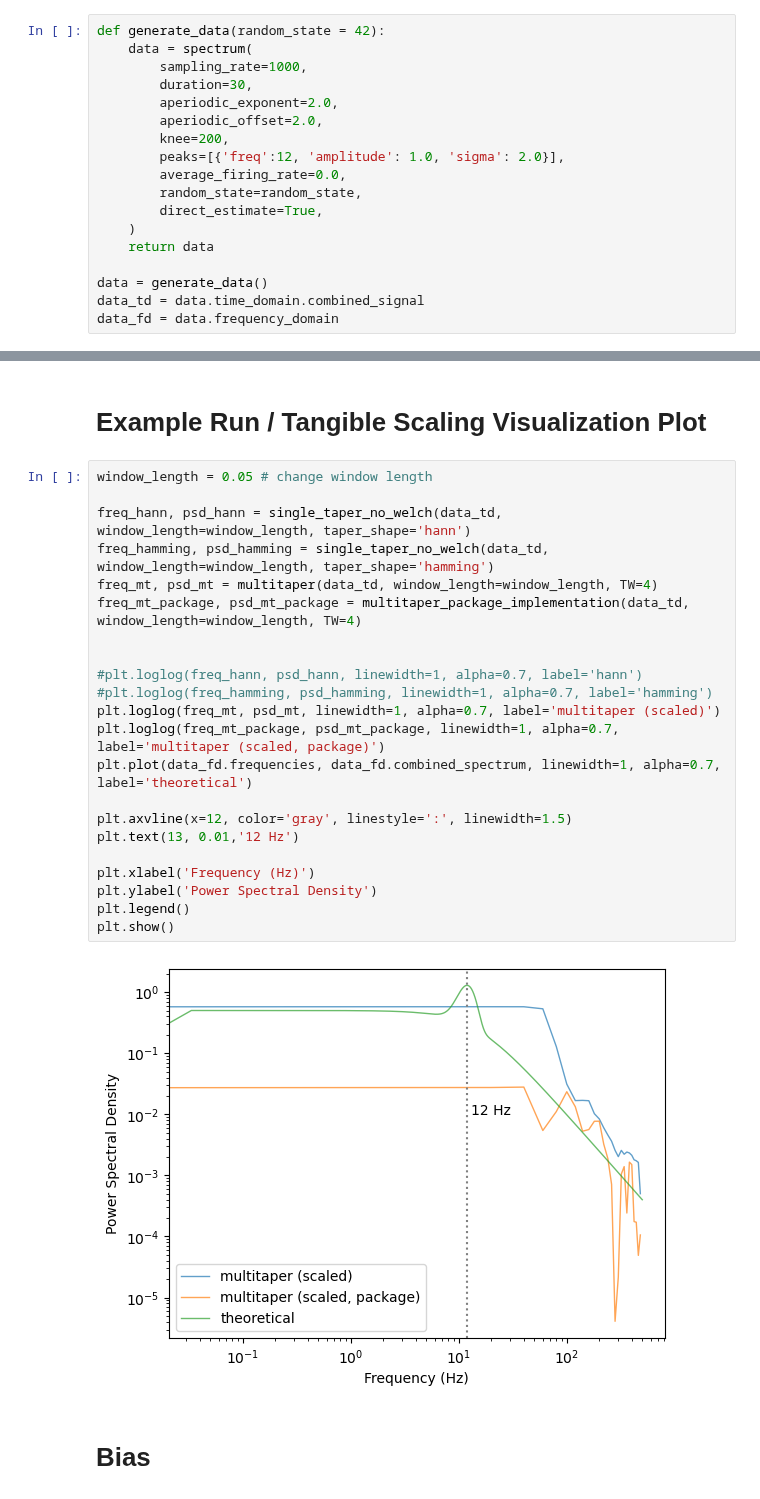
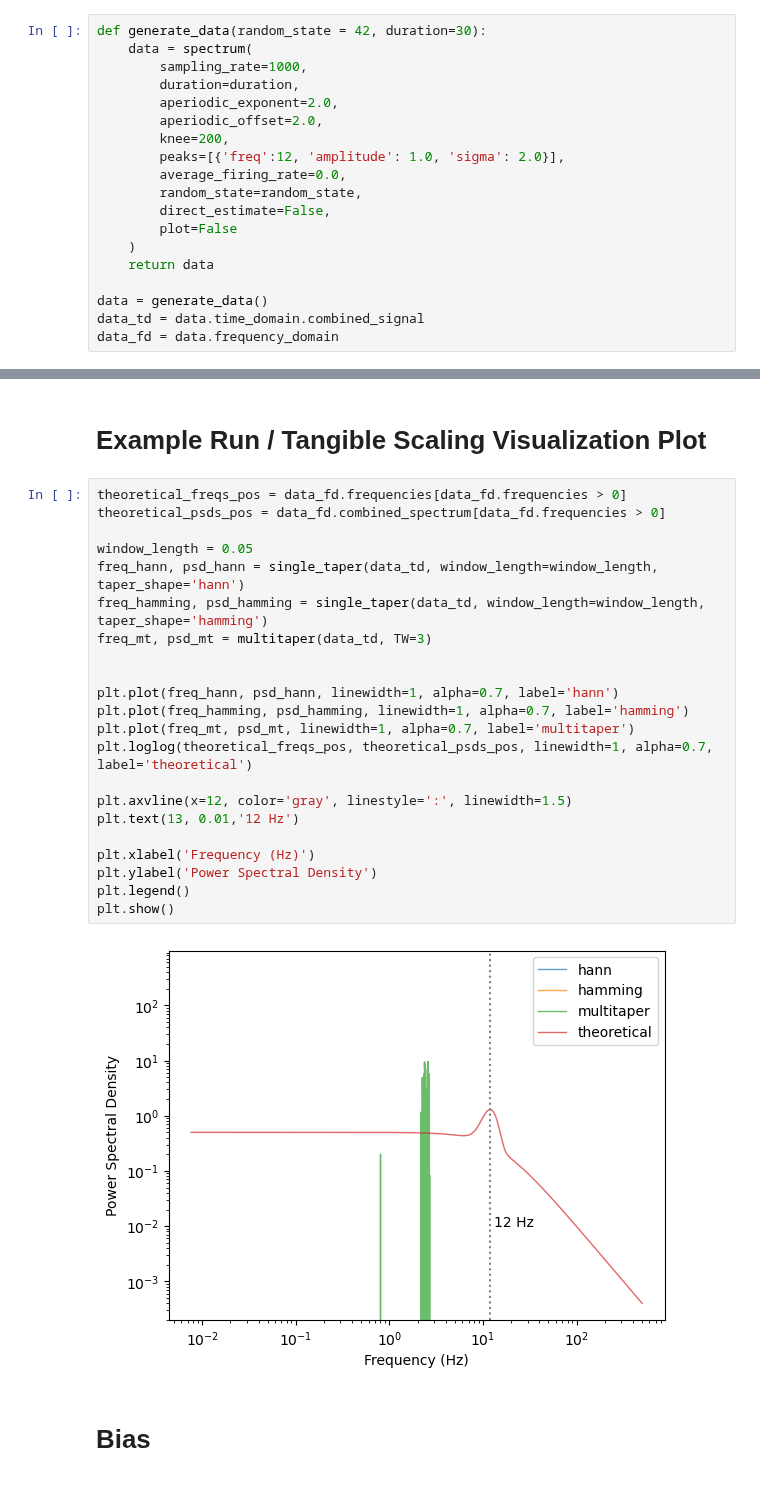
Before and after one commit to anika-kum/spectral-analysis-comparison, a Jupyter notebook: final_taper_comparison.ipynb, the cells around one changed output, grey strips where cells are left out. Drawn from its saved outputs; the diff is of its cells as text.

```diff
--- a/final_taper_comparison.ipynb
+++ b/final_taper_comparison.ipynb
@@ -15,17 +16,18 @@ import seaborn as sns
 # %% [markdown]
 # Generating Data
 # %%
-def generate_data(random_state = 42):
+def generate_data(random_state = 42, duration=30):
     data = spectrum(
         sampling_rate=1000,
-        duration=30,
+        duration=duration,
         aperiodic_exponent=2.0,
         aperiodic_offset=2.0,
         knee=200,
         peaks=[{'freq':12, 'amplitude': 1.0, 'sigma': 2.0}],
         average_firing_rate=0.0,
         random_state=random_state,
-        direct_estimate=True,
+        direct_estimate=False,
+        plot=False
     )
     return data
 
@@ -148,29 +54,29 @@ def multitaper_package_implementation(signal, window_length, TW = 1, K = None, f
 # %% [markdown]
 # Example Run / Tangible Scaling Visualization Plot
 # %%
-window_length = 0.05 # change window length
+theoretical_freqs_pos = data_fd.frequencies[data_fd.frequencies > 0]
+theoretical_psds_pos = data_fd.combined_spectrum[data_fd.frequencies > 0]
 
-freq_hann, psd_hann = single_taper_no_welch(data_td, window_length=window_length, taper_shape='hann')
-freq_hamming, psd_hamming = single_taper_no_welch(data_td, window_length=window_length, taper_shape='hamming')
-freq_mt, psd_mt = multitaper(data_td, window_length=window_length, TW=4)
-freq_mt_package, psd_mt_package = multitaper_package_implementation(data_td, window_length=window_length, TW=4)
+window_length = 0.05
+freq_hann, psd_hann = single_taper(data_td, window_length=window_length, taper_shape='hann')
+freq_hamming, psd_hamming = single_taper(data_td, window_length=window_length, taper_shape='hamming')
+freq_mt, psd_mt = multitaper(data_td, TW=3)
 
 
-#plt.loglog(freq_hann, psd_hann, linewidth=1, alpha=0.7, label='hann')
-#plt.loglog(freq_hamming, psd_hamming, linewidth=1, alpha=0.7, label='hamming')
-plt.loglog(freq_mt, psd_mt, linewidth=1, alpha=0.7, label='multitaper (scaled)')
-plt.loglog(freq_mt_package, psd_mt_package, linewidth=1, alpha=0.7, label='multitaper (scaled, package)')
-plt.plot(data_fd.frequencies, data_fd.combined_spectrum, linewidth=1, alpha=0.7, label='theoretical')
+plt.plot(freq_hann, psd_hann, linewidth=1, alpha=0.7, label='hann')
+plt.plot(freq_hamming, psd_hamming, linewidth=1, alpha=0.7, label='hamming')
+plt.plot(freq_mt, psd_mt, linewidth=1, alpha=0.7, label='multitaper')
+plt.loglog(theoretical_freqs_pos, theoretical_psds_pos, linewidth=1, alpha=0.7, label='theoretical')
 
 plt.axvline(x=12, color='gray', linestyle=':', linewidth=1.5)
 plt.text(13, 0.01,'12 Hz')
 
 plt.xlabel('Frequency (Hz)')
 plt.ylabel('Power Spectral Density')
 plt.legend()
 plt.show()
 # %% [output]
-[figure, old version]
+[figure, new version]
 # %% [markdown]
 # Bias
 # %%
```
Also changed, not shown: parts of 25 cells of this notebook, 24 other files.
